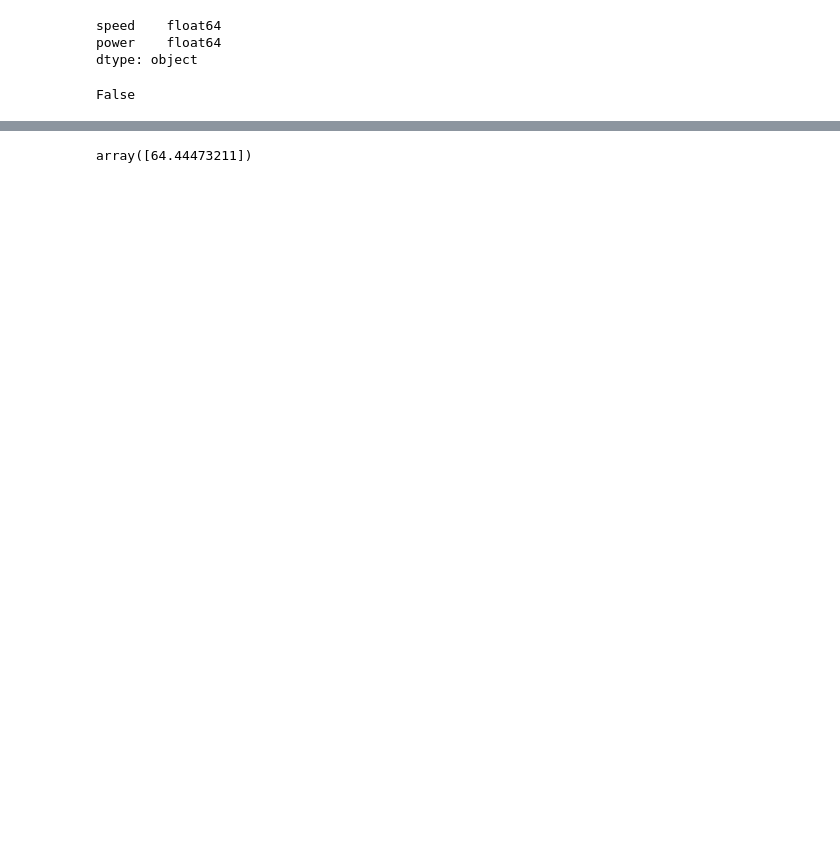
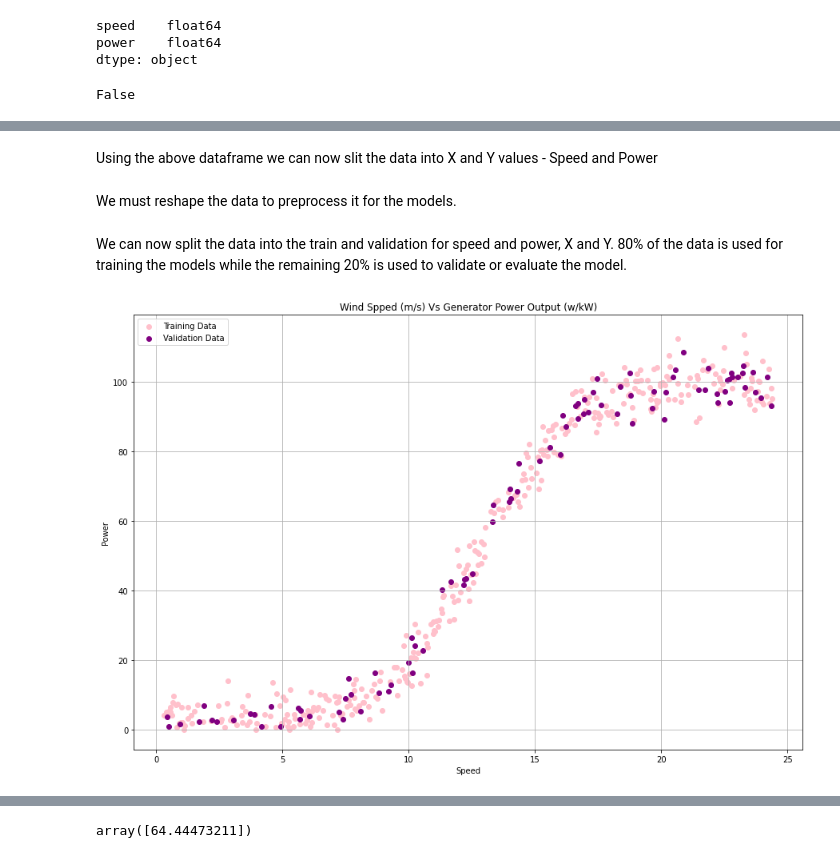
Before and after one commit to EoghanDelaney/ML-Project-2020, a Jupyter notebook: Power Production Project.ipynb, the cells around one changed output, grey strips where cells are left out. Drawn from its saved outputs; the diff is of its cells as text; code cells hidden in the pictures; blank space fills up the shorter version.

```diff
--- a/Power Production Project.ipynb
+++ b/Power Production Project.ipynb
@@ -100,8 +156,26 @@ from sklearn.metrics import mean_squared_error, r2_score
+# %% [markdown]
+Using the above dataframe we can now slit the data into X and Y values - Speed and Power
 # %%
 X = df_remove_power_Zero.values[:,0]
 Y = df_remove_power_Zero.values[:,1]
+# %% [markdown]
+We must reshape the data to preprocess it for the models.
 # %%
 X_reshape =  X.reshape(-1, 1)
 Y_reshape = Y.reshape(-1,1)
+# %% [markdown]
+We can now split the data into the train and validation for speed and power, X and Y. 80% of the data is used for training the models while the remaining 20% is used to validate or evaluate the model.
 # %%
 X_train, X_validation, Y_train, Y_validation = train_test_split(X_reshape, Y, test_size=0.20, random_state=7)
+# %%
+plt.figure(figsize=(15,10))
+plt.scatter(X_train,Y_train,color='pink', label="Training Data")
+plt.scatter(X_validation,Y_validation,color='purple', label="Validation Data")
+plt.title("Wind Spped (m/s) Vs Generator Power Output (w/kW)")
+plt.xlabel("Speed")
+plt.ylabel("Power")
+plt.legend()
+plt.grid()
+plt.show()
+# %% [output]
+[figure, added]
```
Also changed, not shown: parts of 75 cells of this notebook, 5 other files.
